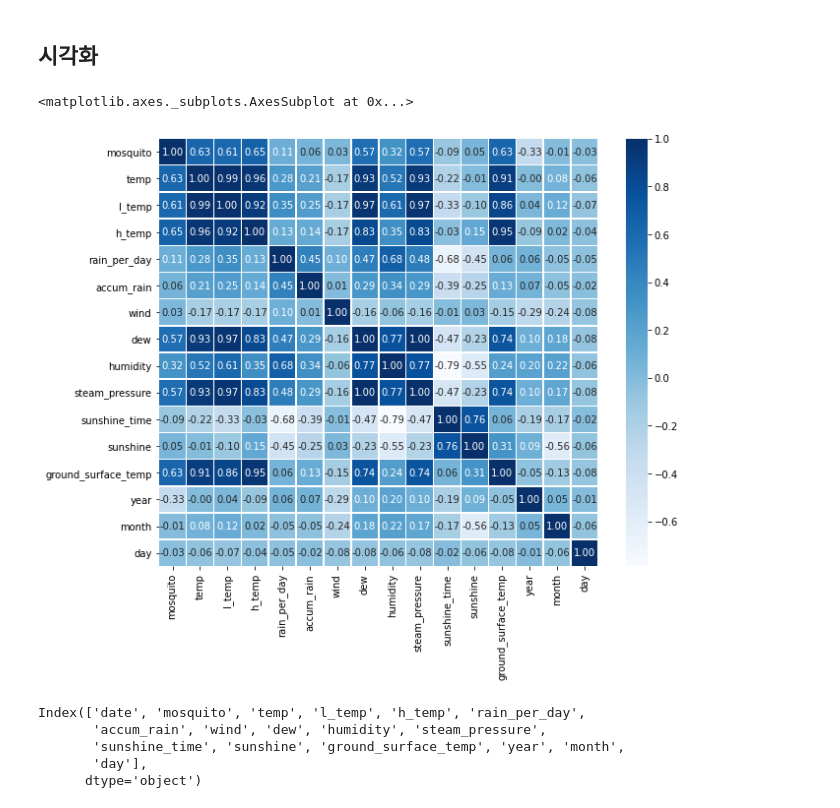
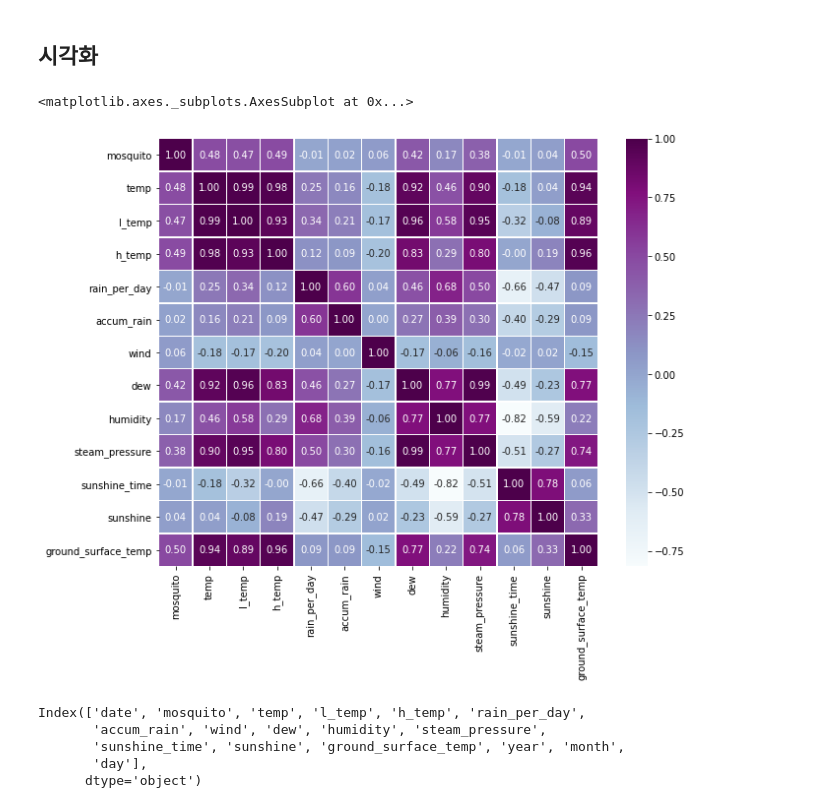
Before and after one commit to goareum93/K-digital-training, a Jupyter notebook: 13_DataAnalysis&Visualization/02, 기후 데이터를 활용한 모기 개체수 예측/03, Data Visualization/02, seaborn/(2)_Data_Preprocessing_2_final.ipynb, the cells around one changed output. Cells and saved outputs as stored; diff of their text form; code cells hidden in the pictures.

```diff
--- a/13_DataAnalysis&Visualization/02, 기후 데이터를 활용한 모기 개체수 예측/03, Data Visualization/02, seaborn/(2)_Data_Preprocessing_2_final.ipynb
+++ b/13_DataAnalysis&Visualization/02, 기후 데이터를 활용한 모기 개체수 예측/03, Data Visualization/02, seaborn/(2)_Data_Preprocessing_2_final.ipynb
@@ -51,10 +51,10 @@ Data columns (total 14 columns):
 dtypes: datetime64[ns](1), float64(11), int64(2)
 memory usage: 128.4 KB
 # %%
-# month, year, day 변수 생성
-df4['year'] = df4['date'].apply(lambda x : x.year)
-df4['month'] = df4['date'].apply(lambda x : x.month)
-df4['day'] = df4['date'].apply(lambda x : x.day)
+# # month, year, day 변수 생성
+# df4['year'] = df4['date'].apply(lambda x : x.year)
+# df4['month'] = df4['date'].apply(lambda x : x.month)
+# df4['day'] = df4['date'].apply(lambda x : x.day)
 # %%
 df4.isnull().sum()
 # %% [output]
@@ -82,10 +79,10 @@ dtype: int64
 ## 시각화
 # %%
 plt.figure(figsize=(10,8))
-sns.heatmap(data=df4.corr(method='spearman'), annot=True,fmt='.2f', linewidths=.5, cmap='Blues')
+sns.heatmap(data=df4.corr(method='pearson'), annot=True,fmt='.2f', linewidths=.5, cmap='BuPu')
 # %% [output]
 <matplotlib.axes._subplots.AxesSubplot at 0x...>
-[figure, old version]
+[figure, new version]
 # %%
 df4.columns
 # %% [output]
```
Also changed, not shown: parts of 3 cells of this notebook.
